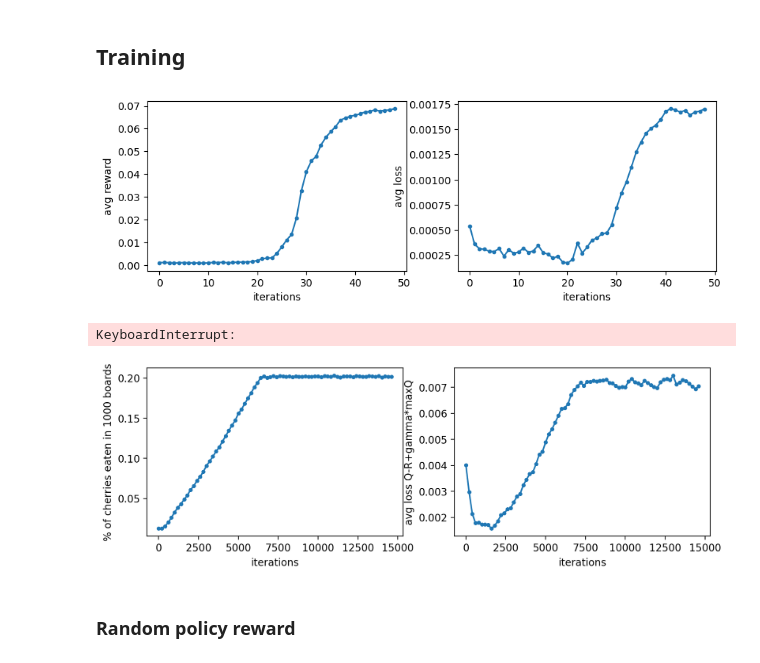
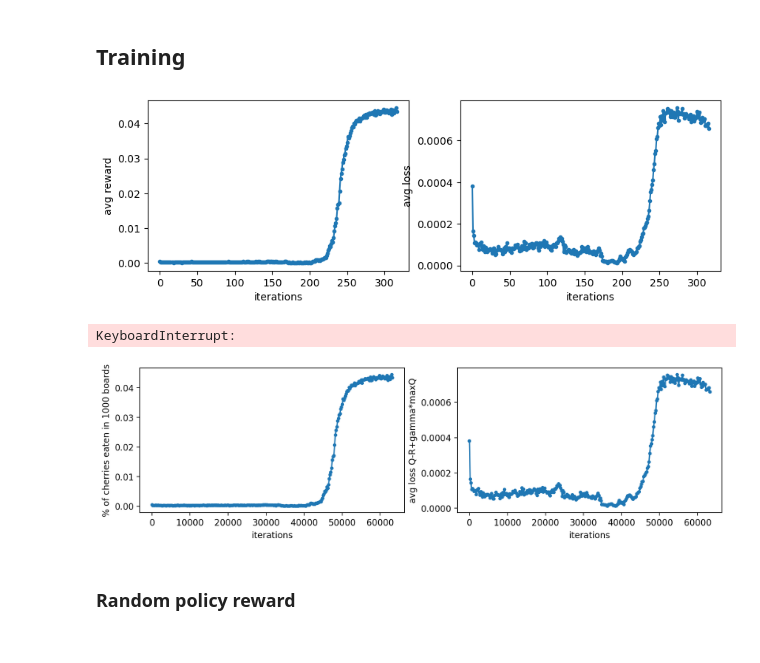
Before and after one commit to AlbertoSinigaglia/snake-reinforcement-learning, a Jupyter notebook: double_q_learning_learns_walls/main.ipynb, the cells around one changed output. Cells and saved outputs as stored; diff of their text form; code cells hidden in the pictures.

```diff
--- a/double_q_learning_learns_walls/main.ipynb
+++ b/double_q_learning_learns_walls/main.ipynb
@@ -19,10 +20,10 @@ LOAD_FROM_MEMORY = False
 # %%
 %matplotlib inline
 def get_env(n=1000):
-    return OriginalSnakeEnvironment(n, 20)
+    return Walls25x25SnakeEnvironment(n)
 env_ = get_env()
 GAMMA = .9
-ITERATIONS = 15000
+ITERATIONS = 100000
 EPSILON = 0.1
 LAMBDA_VALUE = 0.
 LAMBDA_AGENT = 0.
@@ -91,7 +96,7 @@ qtarget = tf.keras.models.clone_model(
 # %% [markdown]
 ## Training
 # %%
-policy = EpsGreedyPolicy(10000)
+policy = EpsGreedyPolicy()
 # %%
 optimizer = K.optimizers.Adam(1e-4)
 # %%
@@ -115,9 +120,11 @@ def train_step(samples, qfunction, qtarget):
 # %%
 losses = []
 avg_rewards = []
+# %%
+history = []
 # %%
 %matplotlib inline
-for iteration in trange(ITERATIONS):
+for iteration in trange(63208+379, ITERATIONS):
     if iteration % RESET_EVERY_N == 0:
         qtarget.set_weights(qfunction.get_weights())
 
@@ -127,6 +134,7 @@ for iteration in trange(ITERATIONS):
     new_state = env_.to_state()
     replay_memory.store(state, actions, rewards, new_state)
     samples = replay_memory.sample()
+    history.append(env_.boards[0].tolist())
 
     if len(samples) >= replay_memory.minibatch_size:
         avg_rewards.append(np.mean(rewards == env_.FRUIT_REWARD))
@@ -149,31 +157,32 @@ for iteration in trange(ITERATIONS):
         axs[1].set_ylabel("avg loss")
         plt.show()
         # save
-        # with open(f"{MODELS_PREFIX}/training.txt", "w+") as file:
-        #     json.dump(np.array(avg_rewards).tolist(), file)
-        # agent.save_weights(f"{MODELS_PREFIX}/agent")
-        # value.save_weights(f"{MODELS_PREFIX}/value")
+        with open(f"{MODELS_PREFIX}/training.txt", "w+") as file:
+            json.dump(np.array(avg_rewards).tolist(), file)
+        with open(f"{MODELS_PREFIX}/history.txt", "w+") as file:
+            json.dump(history, file)
+        qfunction.save_weights(f"{MODELS_PREFIX}/agent")
 # %% [output]
-[figure, old version]
+[figure, new version]
 KeyboardInterrupt:
 # %%
 N=200
 avg_rewards = avg_rewards[:len(avg_rewards)//N*N]
 losses = losses[:len(losses)//N*N]
 points_r = np.array(avg_rewards).reshape((-1, N)).mean(axis=-1)
 points_t = np.array(losses).reshape((-1, N)).mean(axis=-1)
-fig, axs = plt.subplots(1,2, figsize=(10,3), dpi=200)
+fig, axs = plt.subplots(1,2, figsize=(12,3), dpi=200)
 plt.rcParams['text.usetex'] = False
 x = np.arange(len(points_r)) * N
 axs[0].plot(x, points_r, marker=".")
 axs[0].set_xlabel("iterations")
 axs[0].set_ylabel("% of cherries eaten in 1000 boards")
 axs[1].plot(x, points_t, marker=".")
 axs[1].set_xlabel("iterations")
 axs[1].set_ylabel("avg loss Q-R+gamma*maxQ")
 plt.show()
 # %% [output]
-[figure, old version]
+[figure, new version]
 # %% [markdown]
  ### Random policy reward
 # %%
```
Also changed, not shown: parts of 11 cells of this notebook.
